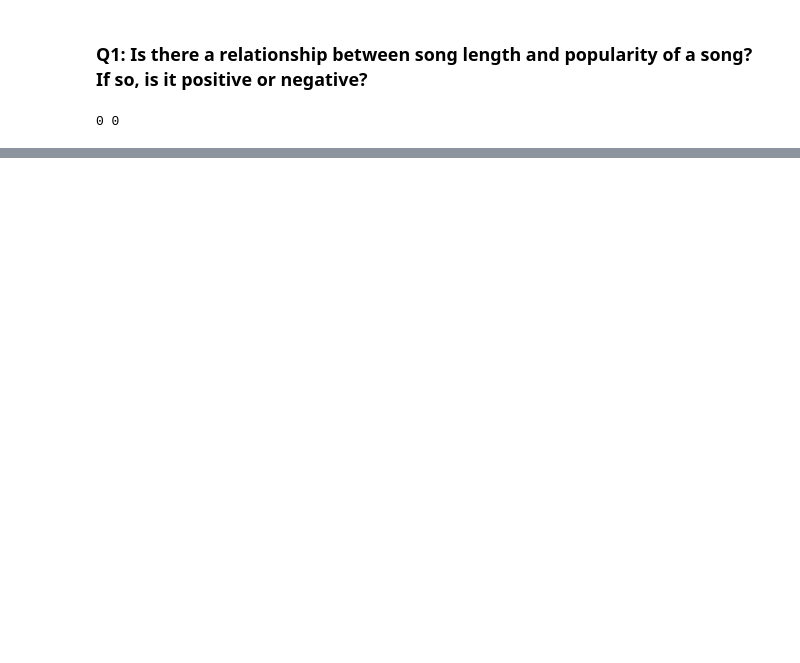
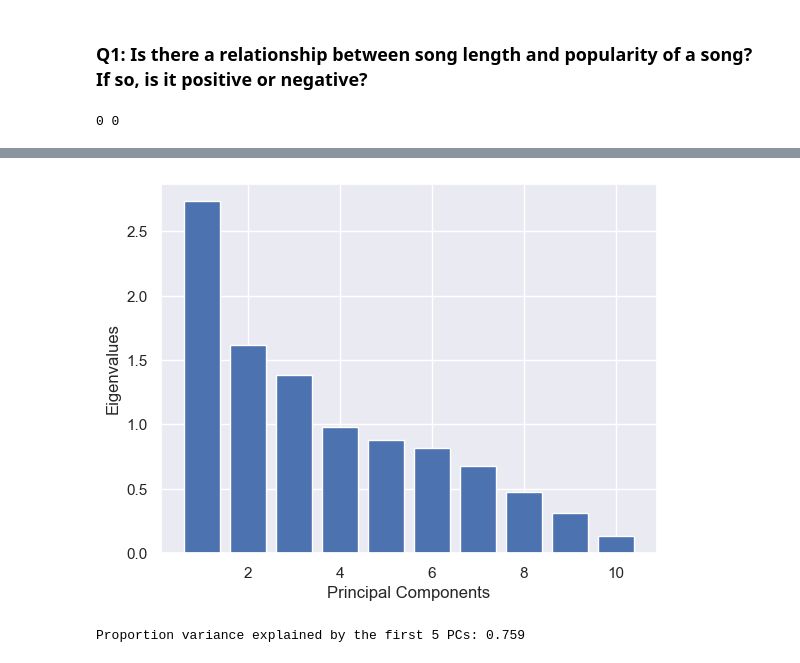
Before and after one commit to Archertakesitez/capstone_project_1001, a Jupyter notebook: 14568.ipynb, the cells around one changed output, grey strips where cells are left out. Cells and saved outputs as stored; diff of their text form; code cells hidden in the pictures; blank space fills up the shorter version.

```diff
--- a/14568.ipynb
+++ b/14568.ipynb
@@ -81,14 +127,13 @@ cols_dict = {}
 # %%
 def simple_linear(column_name: str):
     column = np.asarray(df1[column_name])
-    popularities = df1['popularity']
     col_exp = column.reshape(-1,1)
     reg = LinearRegression()
-    reg.fit(col_exp,popularities)
-    y_hat = float(reg.coef_[0])*column + reg.intercept_
-    y = popularities
-    r2 = r2_score(y,y_hat)
-    cols_dict[column_name] = r2.round(3)
+    x = col_exp
+    y = popularity_vals
+    kfold=KFold(n_splits=10,shuffle = True, random_state = random_seed)
+    scores = cross_val_score(reg,x,y,cv=kfold,scoring='r2')
+    cols_dict[column_name] = scores.mean()
 # %%
 for i in column_list:
     simple_linear(i)
@@ -107,0 +172,12 @@ cols_dict
+# %%
+temp_list = []
+for i in column_list:
+    temp_list.append(np.asarray(df1[i]).reshape(-1,1))
+tuple_ten = tuple(temp_list)
+x = np.concatenate(tuple_ten, axis=1)
+y = popularity_vals
+reg = LinearRegression()
+kfold=KFold(n_splits=10,shuffle = True, random_state = random_seed)
+scores = cross_val_score(reg,x,y,cv=kfold,scoring='r2')
+multi_score = scores.mean()
+multi_score
@@ -107,0 +280,22 @@ cols_dict
+# %%
+from sklearn.decomposition import PCA
+# Z-score the data:
+zscoredData = stats.zscore(x)
+
+# Initialize PCA object and fit to our data:
+pca = PCA().fit(zscoredData)
+
+# Eigenvalues: Single vector of eigenvalues in decreasing order of magnitude
+eigVals = pca.explained_variance_
+
+# Rotated Data - simply the transformed data:
+#origDataNewCoordinates = pca.fit_transform(zscoredData)*-1
+numPredictors = np.size(x,axis=1)
+plt.bar(np.linspace(1,numPredictors,numPredictors),eigVals)
+plt.xlabel('Principal Components')
+plt.ylabel('Eigenvalues')
+plt.show()
+print('Proportion variance explained by the first 5 PCs:',np.sum(eigVals[:5]/np.sum(eigVals)).round(3))
+# %% [output]
+[figure, added]
+Proportion variance explained by the first 5 PCs: 0.759
```
Also changed, not shown: parts of 46 cells of this notebook, 2 other files.
